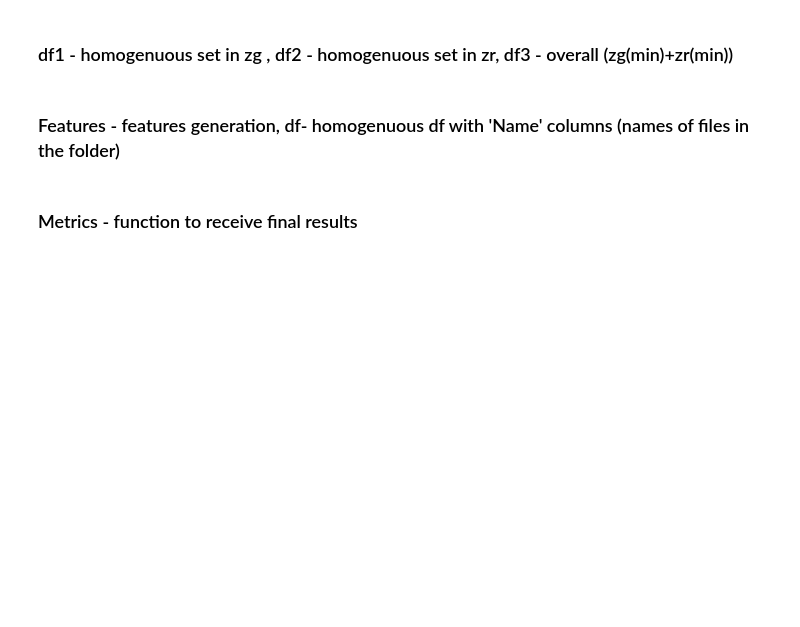
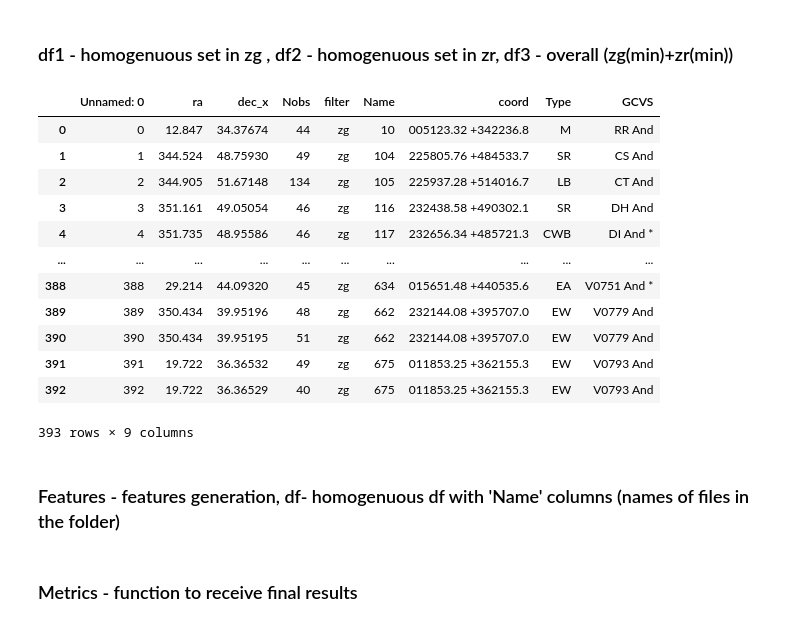
Before and after one commit to Rtut654/AstroProblems, a Jupyter notebook: Notebook-B.ipynb, the cells around one changed output. Saved outputs shown, nothing was run; the diff lists cells and outputs as text; code cells hidden in the pictures; blank space fills up the shorter version.

```diff
--- a/Notebook-B.ipynb
+++ b/Notebook-B.ipynb
@@ -26,22 +26,38 @@ from sklearn.metrics import precision_score
 # %% [markdown]
 ### df1 - homogenuous set in zg , df2 - homogenuous set in zr, df3 - overall (zg(min)+zr(min))
 # %%
-df1=pd.read_csv('df1_homogen_zg.csv')
-df2=pd.read_csv('df1_homogen_zr.csv')
-df3=pd.read_csv('df1_homogen_summ.csv')
+# df1=pd.read_csv('df1_homogen_zg.csv')
+# df2=pd.read_csv('df1_homogen_zr.csv')
+# df3=pd.read_csv('df1_homogen_summ.csv')
 
 
 # NEW:
 
-# df1=pd.read_csv('homogen_zg_example.csv')
-# df2=pd.read_csv('homogen_zr_example.csv')
-# df3=pd.read_csv('homogen_summ_example.csv')
+df1=pd.read_csv('homogen_zg_example.csv', sep='\t')
+df2=pd.read_csv('homogen_zr_example.csv', sep='\t')
+df3=pd.read_csv('homogen_summ_example.csv', sep='\t')
 
 
 
 # df_zg.to_csv("df1_homogen_zg.csv", sep='\t')
 # df_zr.to_csv("df1_homogen_zr.csv", sep='\t')
 # df_summ.to_csv("df1_homogen_summ.csv", sep='\t')
+# %%
+df1
+# %% [output]
+|  | Unnamed: 0 | ra | dec_x | Nobs | filter | Name | coord | Type | GCVS |
+| 0 | 0 | 12.847 | 34.37674 | 44 | zg | 10 | 005123.32 +342236.8 | M | RR And |
+| 1 | 1 | 344.524 | 48.75930 | 49 | zg | 104 | 225805.76 +484533.7 | SR | CS And |
+| 2 | 2 | 344.905 | 51.67148 | 134 | zg | 105 | 225937.28 +514016.7 | LB | CT And |
+| 3 | 3 | 351.161 | 49.05054 | 46 | zg | 116 | 232438.58 +490302.1 | SR | DH And |
+| 4 | 4 | 351.735 | 48.95586 | 46 | zg | 117 | 232656.34 +485721.3 | CWB | DI And * |
+| ... | ... | ... | ... | ... | ... | ... | ... | ... | ... |
+| 388 | 388 | 29.214 | 44.09320 | 45 | zg | 634 | 015651.48 +440535.6 | EA | V0751 And * |
+| 389 | 389 | 350.434 | 39.95196 | 48 | zg | 662 | 232144.08 +395707.0 | EW | V0779 And |
+| 390 | 390 | 350.434 | 39.95195 | 51 | zg | 662 | 232144.08 +395707.0 | EW | V0779 And |
+| 391 | 391 | 19.722 | 36.36532 | 49 | zg | 675 | 011853.25 +362155.3 | EW | V0793 And |
+| 392 | 392 | 19.722 | 36.36529 | 40 | zg | 675 | 011853.25 +362155.3 | EW | V0793 And |
+393 rows × 9 columns
 # %%
 df1=df1[df1['Nobs']>30]
 df1=df1.iloc[:10000]
```
